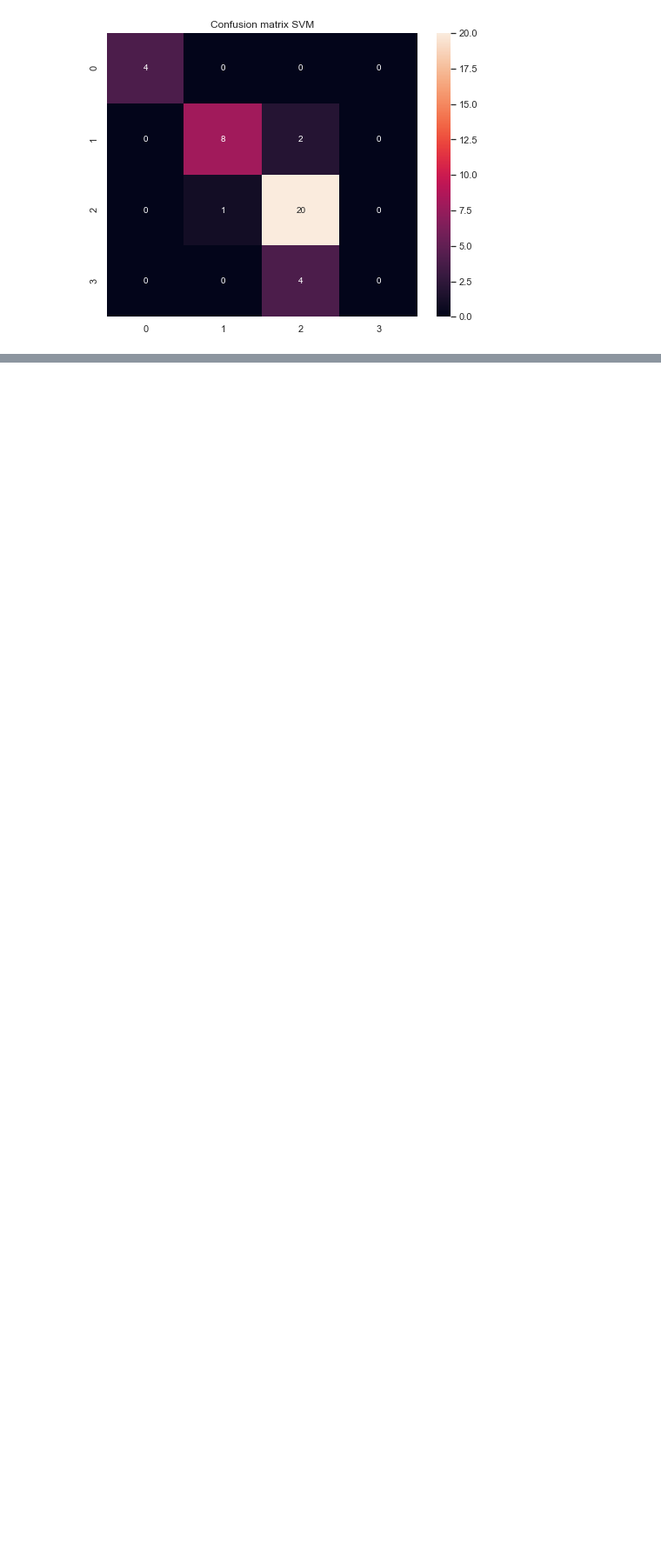
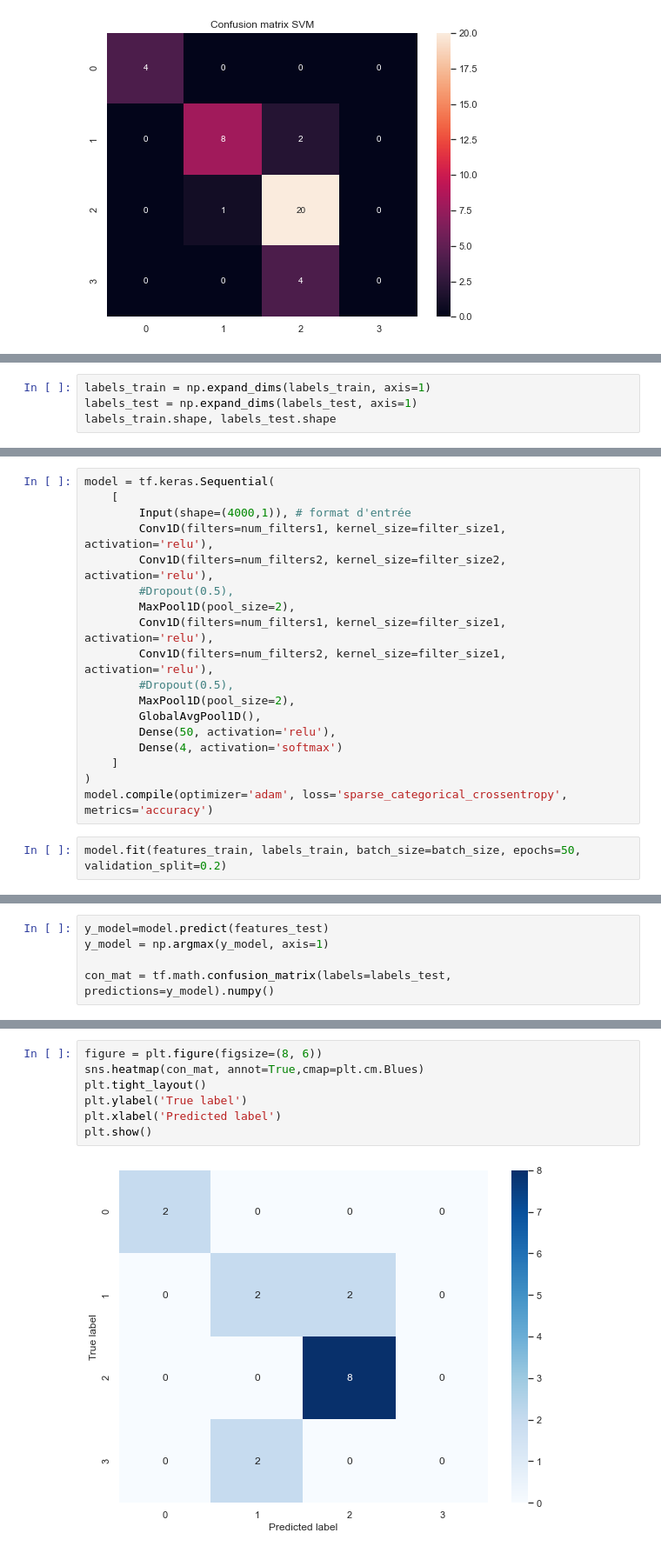
Before and after one commit to MohamedNennouche/COPD-Detection, a Jupyter notebook: COPD-1D-signals.ipynb, the cells around one changed output, grey strips where cells are left out. Shown at 87% size. Drawn from its saved outputs; the diff is of its cells as text; blank space fills up the shorter version.

```diff
--- a/COPD-1D-signals.ipynb
+++ b/COPD-1D-signals.ipynb
@@ -492,0 +572,4 @@ weighted avg       0.74      0.82      0.78        39
+# %%
+labels_train = np.expand_dims(labels_train, axis=1)
+labels_test = np.expand_dims(labels_test, axis=1)
+labels_train.shape, labels_test.shape
@@ -492,0 +580,20 @@ weighted avg       0.74      0.82      0.78        39
+# %%
+model = tf.keras.Sequential(
+    [
+        Input(shape=(4000,1)), # format d'entrée
+        Conv1D(filters=num_filters1, kernel_size=filter_size1, activation='relu'),
+        Conv1D(filters=num_filters2, kernel_size=filter_size2, activation='relu'),
+        #Dropout(0.5),
+        MaxPool1D(pool_size=2),
+        Conv1D(filters=num_filters1, kernel_size=filter_size1, activation='relu'),
+        Conv1D(filters=num_filters2, kernel_size=filter_size1, activation='relu'),
+        #Dropout(0.5),
+        MaxPool1D(pool_size=2),
+        GlobalAvgPool1D(),
+        Dense(50, activation='relu'),
+        Dense(4, activation='softmax')
+    ]
+)
+model.compile(optimizer='adam', loss='sparse_categorical_crossentropy', metrics='accuracy')
+# %%
+model.fit(features_train, labels_train, batch_size=batch_size, epochs=50, validation_split=0.2)
@@ -492,0 +624,5 @@ weighted avg       0.74      0.82      0.78        39
+# %%
+y_model=model.predict(features_test)
+y_model = np.argmax(y_model, axis=1)
+
+con_mat = tf.math.confusion_matrix(labels=labels_test, predictions=y_model).numpy()
@@ -492,0 +636,9 @@ weighted avg       0.74      0.82      0.78        39
+# %%
+figure = plt.figure(figsize=(8, 6))
+sns.heatmap(con_mat, annot=True,cmap=plt.cm.Blues)
+plt.tight_layout()
+plt.ylabel('True label')
+plt.xlabel('Predicted label')
+plt.show()
+# %% [output]
+[figure, added]
```
Also changed, not shown: parts of 18 cells of this notebook.
